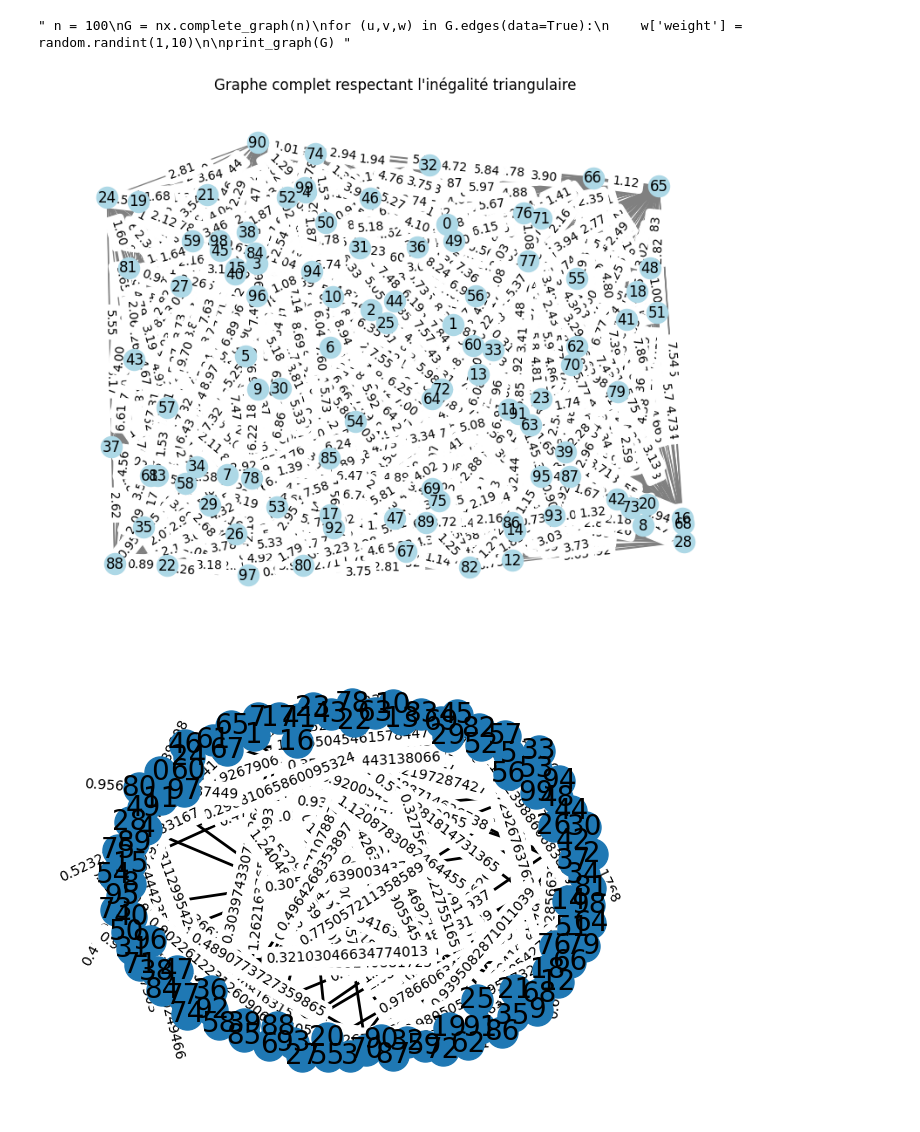
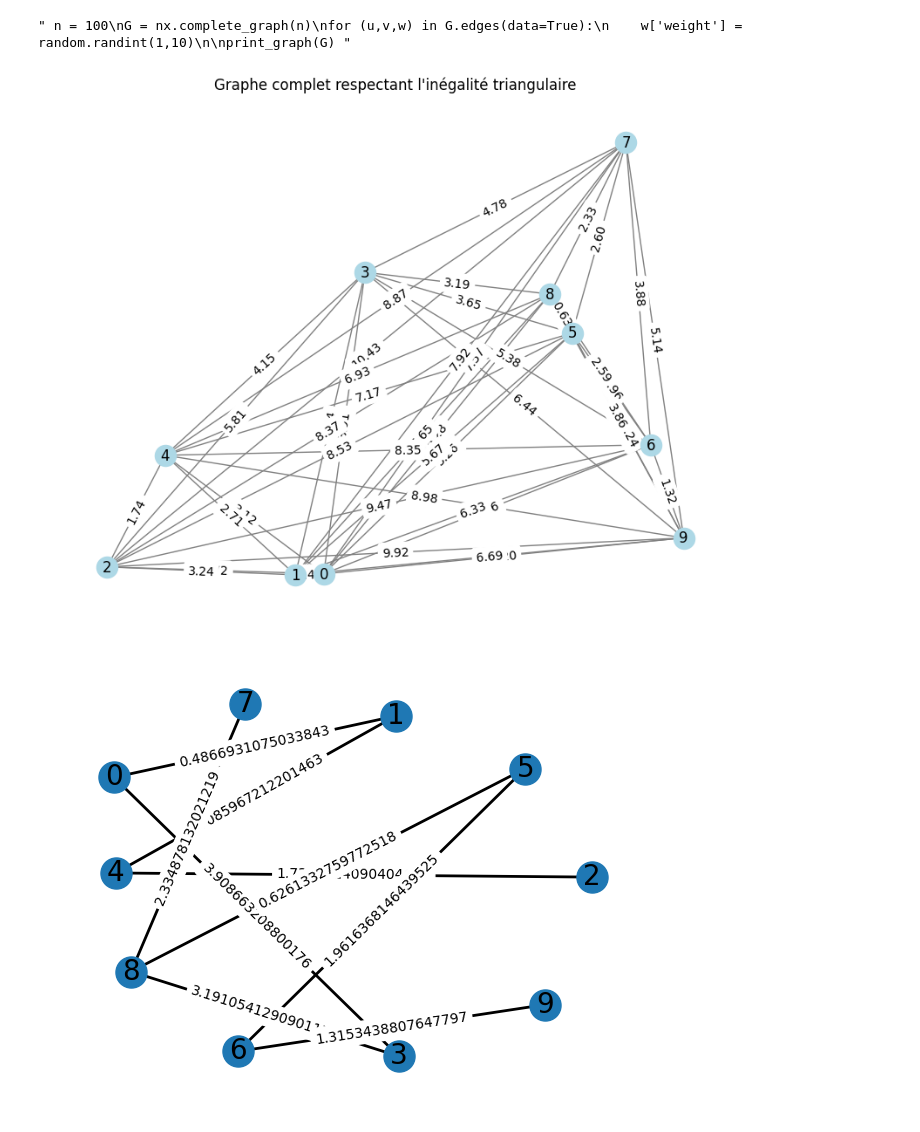
Before and after one commit to paulchambaz/canadian-salesman-problem, a Jupyter notebook: notebooks/networkx_christofides.ipynb, the cells around one changed output. Drawn from its saved outputs; the diff is of its cells as text; code cells hidden in the pictures.

```diff
--- a/notebooks/networkx_christofides.ipynb
+++ b/notebooks/networkx_christofides.ipynb
@@ -42,32 +42,32 @@ print_graph(G) """
 # %%
 def generer_graphe_tsp(n):
     # Générer des positions aléatoires dans un espace 2D
     positions = {i: np.random.rand(2) for i in range(n)}
 
     # Créer un graphe complet respectant l'inégalité triangulaire
     G = nx.complete_graph(n)
     for i in range(n):
         for j in range(i + 1, n):
             # Calculer la distance euclidienne entre les points
             poids = np.linalg.norm(positions[i] - positions[j]) * 10
             G[i][j]['weight'] = poids
             G[j][i]['weight'] = poids  # Graphe non orienté
 
     return G, positions
 
 # Paramètre : nombre de nœuds
-n = 100
+n = 10
 G, positions = generer_graphe_tsp(n)
 
 # Dessiner le graphe
 plt.figure(figsize=(8, 6))
 nx.draw(G, pos=positions, with_labels=True, node_color='lightblue', edge_color='gray')
 labels = {(i, j): f"{G[i][j]['weight']:.2f}" for i, j in G.edges()}
 nx.draw_networkx_edge_labels(G, pos=positions, edge_labels=labels)
 plt.title("Graphe complet respectant l'inégalité triangulaire")
 plt.show()
 # %% [output]
-[figure, old version]
+[figure, new version]
 # %%
 #weight = 0
 T = nx.minimum_spanning_tree(G)
@@ -78,7 +78,7 @@ T = nx.minimum_spanning_tree(G)
 
 print_graph(T)
 # %% [output]
-[figure, old version]
+[figure, new version]
 # %%
 O = [node for node in T.nodes if T.degree[node] % 2 != 0]
 sub_G = G.subgraph(O)
```
Also changed, not shown: parts of 12 cells of this notebook, 2 other files.
